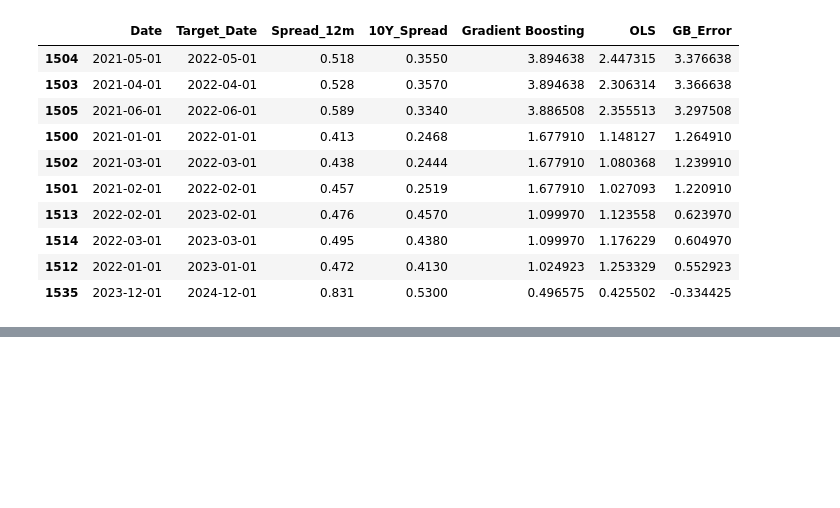
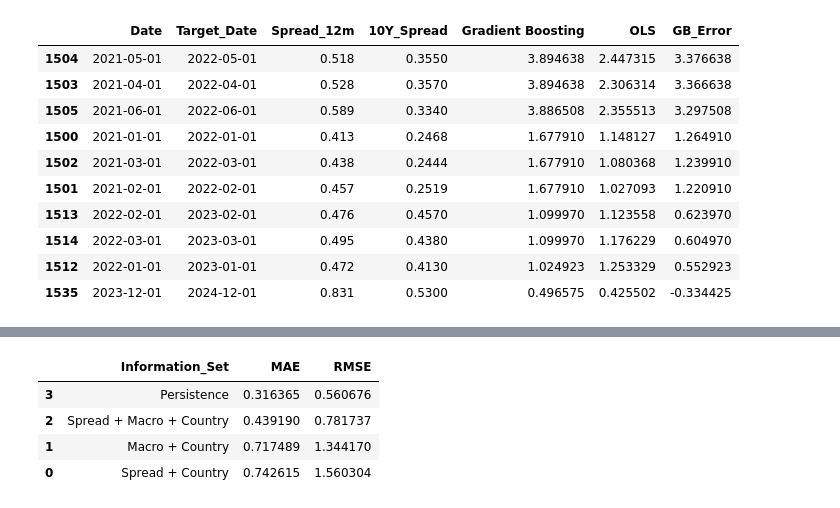
Before and after one commit to Mobula-nyte/ADA-Sovereign-Spreads, a Jupyter notebook: notebooks/04_1_modelling_real_data.ipynb, the cells around one changed output, grey strips where cells are left out. Saved outputs shown, nothing was run; the diff lists cells and outputs as text; code cells hidden in the pictures; blank space fills up the shorter version.

```diff
--- a/notebooks/04_1_modelling_real_data.ipynb
+++ b/notebooks/04_1_modelling_real_data.ipynb
@@ -2009,0 +2097,92 @@ display(
+# %%
+
+# STEP 20A: Does macroeconomic information improve
+# 12-month sovereign spread forecasts?
+
+information_sets = {
+    "Spread + Country": [
+        "10Y_Spread", "Country"
+    ],
+    "Macro + Country": (
+        macro_predictors + ["Country"]
+    ),
+    "Spread + Macro + Country": (
+        ["10Y_Spread"] + macro_predictors + ["Country"]
+    )
+}
+
+results_information = []
+
+for name, predictors in information_sets.items():
+
+    # Prepare training data
+    X_train_info = pd.get_dummies(
+        spread_12m_train[predictors],
+        columns=["Country"],
+        drop_first=True,
+        dtype=int
+    )
+
+    # Prepare validation data
+    X_val_info = pd.get_dummies(
+        spread_12m_val_safe[predictors],
+        columns=["Country"],
+        drop_first=True,
+        dtype=int
+    )
+
+    X_val_info = X_val_info.reindex(
+        columns=X_train_info.columns,
+        fill_value=0
+    )
+
+    # Train with our selected hyperparameters
+    model = GradientBoostingRegressor(
+        learning_rate=0.03,
+        max_depth=2,
+        min_samples_leaf=5,
+        n_estimators=100,
+        random_state=42
+    )
+
+    model.fit(
+        X_train_info,
+        spread_12m_train["Spread_12m"]
+    )
+
+    predictions = model.predict(X_val_info)
+
+    results_information.append({
+        "Information_Set": name,
+        "MAE": mean_absolute_error(
+            spread_12m_val_safe["Spread_12m"],
+            predictions
+        ),
+        "RMSE": np.sqrt(
+            mean_squared_error(
+                spread_12m_val_safe["Spread_12m"],
+                predictions
+            )
+        )
+    })
+
+# Add persistence benchmark
+actual = spread_12m_val_safe["Spread_12m"]
+persistence = spread_12m_val_safe["10Y_Spread"]
+
+results_information.append({
+    "Information_Set": "Persistence",
+    "MAE": mean_absolute_error(actual, persistence),
+    "RMSE": np.sqrt(mean_squared_error(actual, persistence))
+})
+
+display(
+    pd.DataFrame(results_information)
+    .sort_values("MAE")
+)
+# %% [output]
+|  | Information_Set | MAE | RMSE |
+| 3 | Persistence | 0.316365 | 0.560676 |
+| 2 | Spread + Macro + Country | 0.439190 | 0.781737 |
+| 1 | Macro + Country | 0.717489 | 1.344170 |
+| 0 | Spread + Country | 0.742615 | 1.560304 |
```
Also changed, not shown: parts of 7 cells of this notebook.
